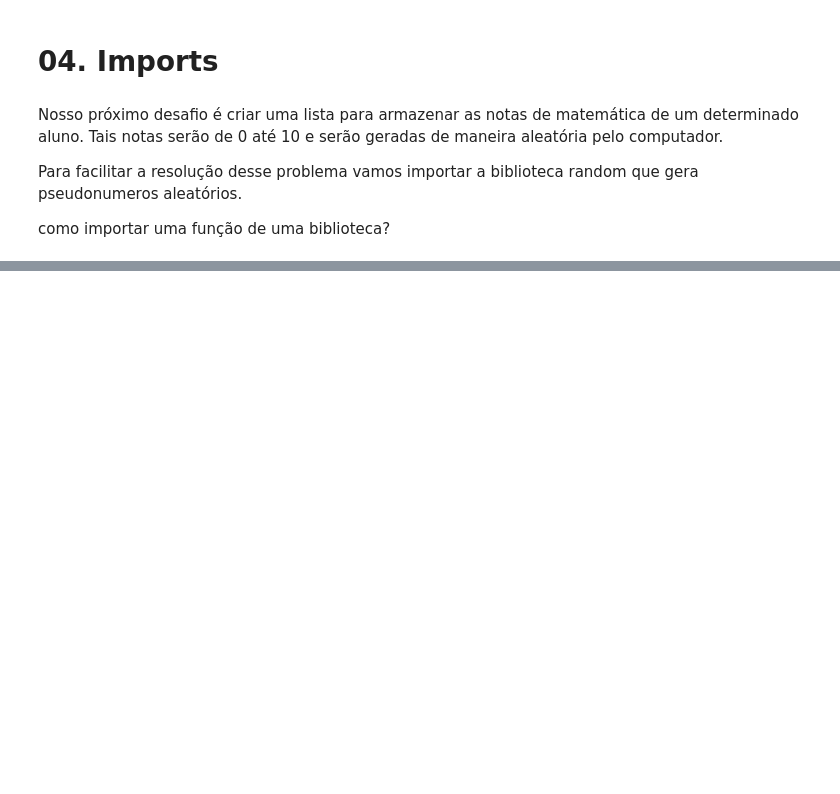
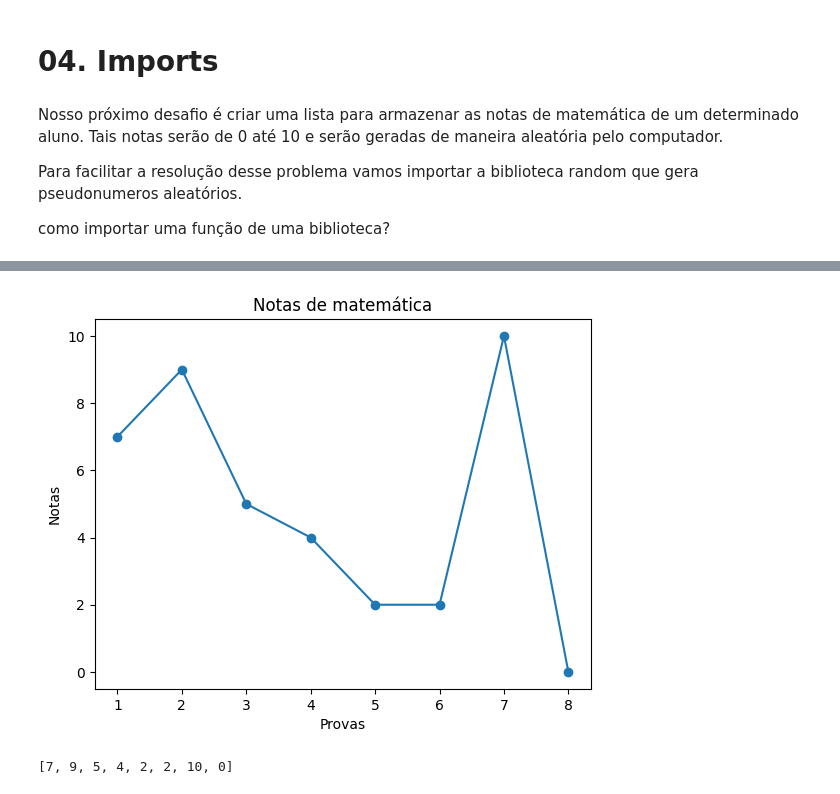
Before and after one commit to ClaudiOmatheuuss/iniciando_em_python, a Jupyter notebook: iniciando_python.ipynb, the cells around one changed output, grey strips where cells are left out. Saved outputs shown, nothing was run; the diff lists cells and outputs as text; code cells hidden in the pictures; blank space fills up the shorter version.

```diff
--- a/iniciando_python.ipynb
+++ b/iniciando_python.ipynb
@@ -243,0 +257,20 @@ print(notas_matematica)
+# %%
+#    X = provas           Y = notas
+x = list(range(1, 9))
+y = notas_matematica
+
+
+plt.plot(x, y, marker='o')      #desenha o gráfico com os parâmetros -> (eixoX, eixoY, marcador(opcional))
+plt.title('Notas de matemática')    #título do gráfico
+
+#nome dos eixos X e Y
+plt.xlabel('Provas')
+plt.ylabel('Notas')
+
+plt.show() #exibe o gráfico com suas propriedades
+# %% [output]
+[figure, added]
+# %%
+notas_matematica
+# %% [output]
+[7, 9, 5, 4, 2, 2, 10, 0]
```
Also changed, not shown: parts of 4 cells of this notebook.
